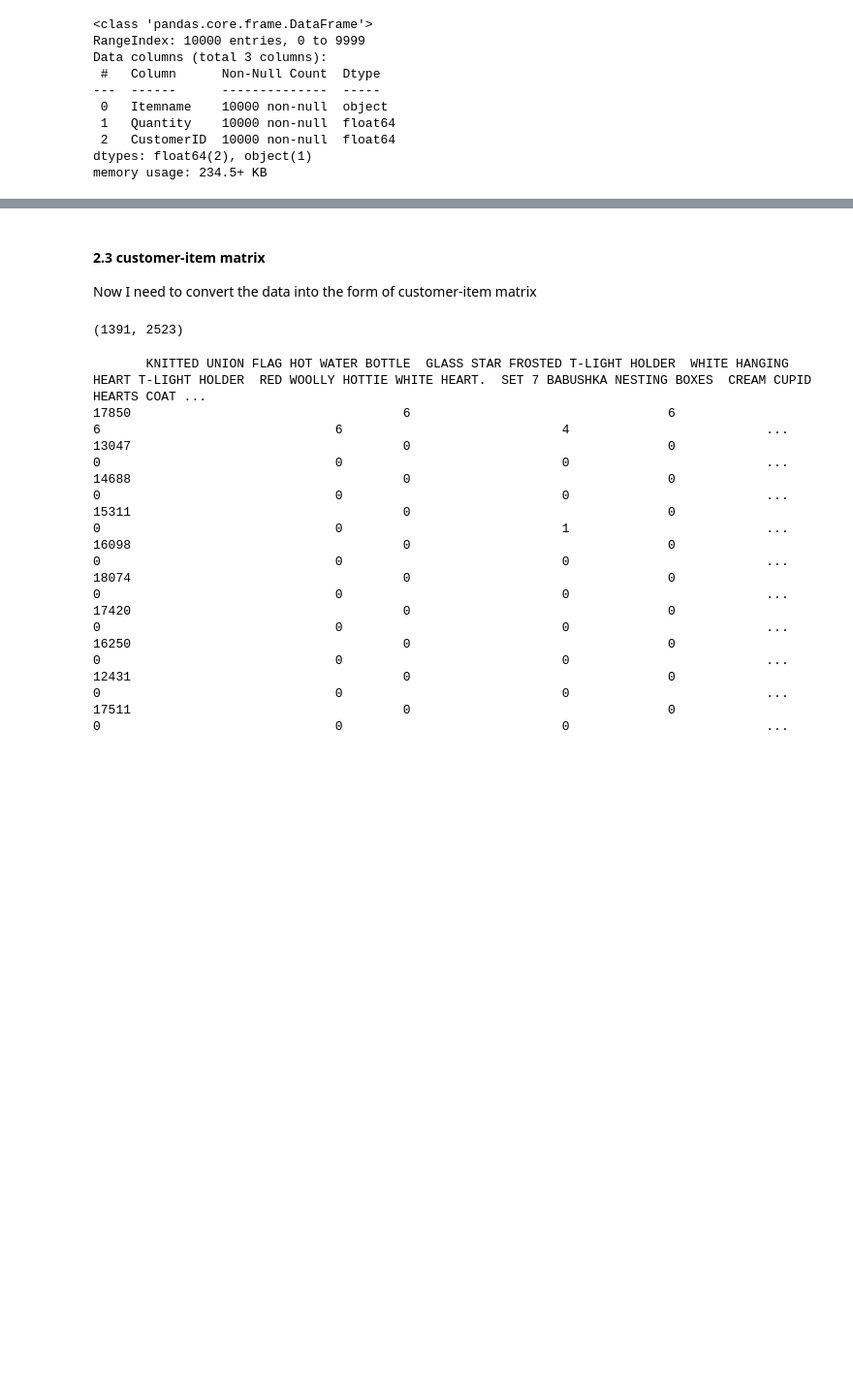
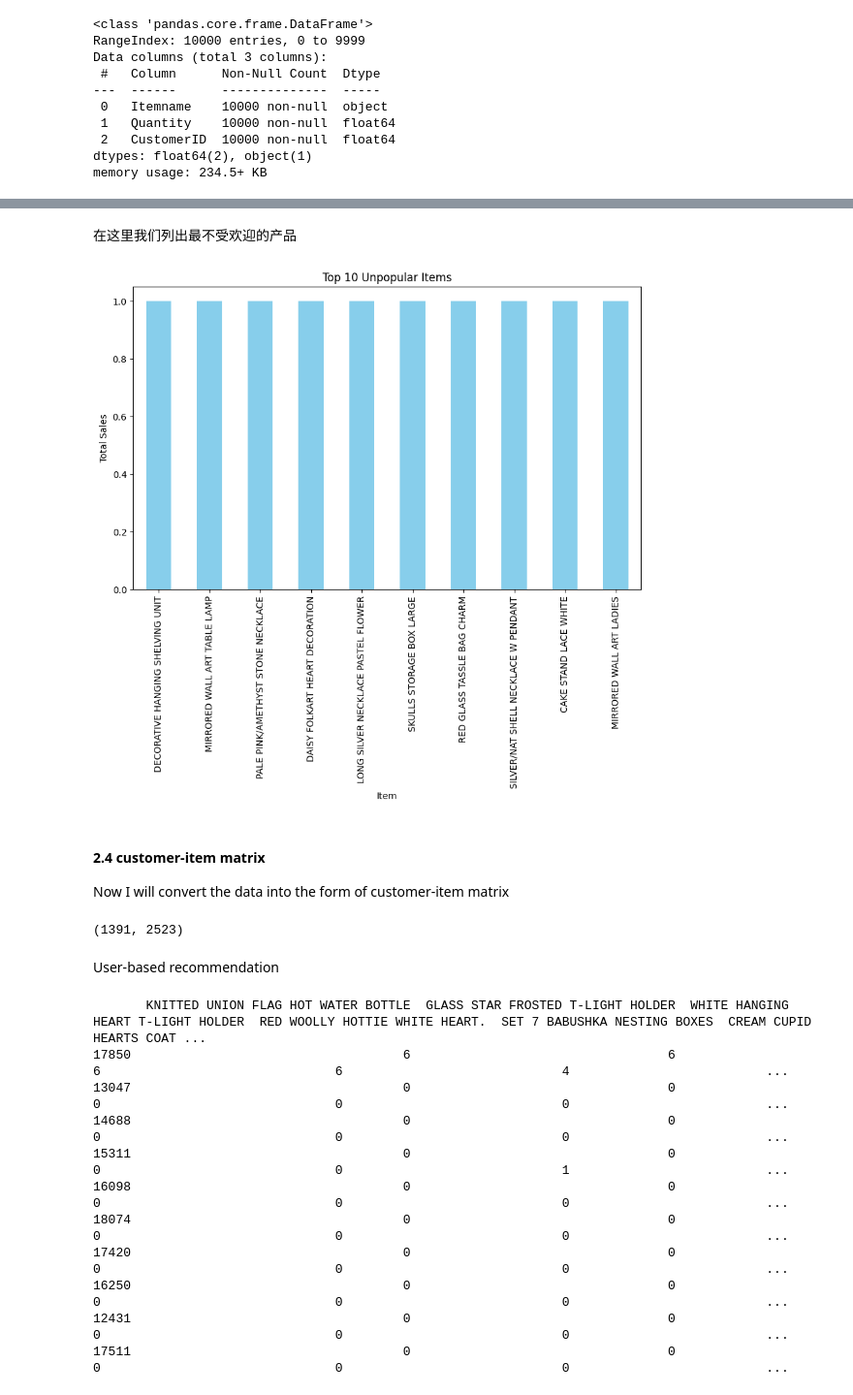
Before and after one commit to yuqingc31/MiningBigData, a Jupyter notebook: assignment3/a1841612_assign2.ipynb, the cells around one changed output, grey strips where cells are left out. Shown at 97% size. Saved outputs shown, nothing was run; the diff lists cells and outputs as text; code cells hidden in the pictures; blank space fills up the shorter version.

```diff
--- a/assignment3/a1841612_assign2.ipynb
+++ b/assignment3/a1841612_assign2.ipynb
@@ -227,11 +246,29 @@ memory usage: 234.5+ KB
+# %% [markdown]
+在这里我们列出最不受欢迎的产品
+# %%
+# 根据销量降序排列，选择前十个产品
+less_10_items = item_sales.sort_values(ascending=True).head(10)
+
+# 绘制柱状图
+plt.figure(figsize=(10, 6))
+less_10_items.plot(kind='bar', color='skyblue')
+plt.title('Top 10 Unpopular Items')
+plt.xlabel('Item')
+plt.ylabel('Total Sales')
+plt.xticks(rotation=90)
+plt.show()
+# %% [output]
+[figure, added]
 # %% [markdown]
-#### 2.3 customer-item matrix
+#### 2.4 customer-item matrix
 
-Now I need to convert the data into the form of customer-item matrix
+Now I will convert the data into the form of customer-item matrix
 # %%
 len(train_data.CustomerID.unique()), len(train_data.Itemname.unique())
 # %% [output]
 (1391, 2523)
+# %% [markdown]
+User-based recommendation
 # %%
 # create a pivot dataframe with index as a userid and columns as a movieid
 
```
Also changed, not shown: parts of 34 cells of this notebook, 3 other files.
